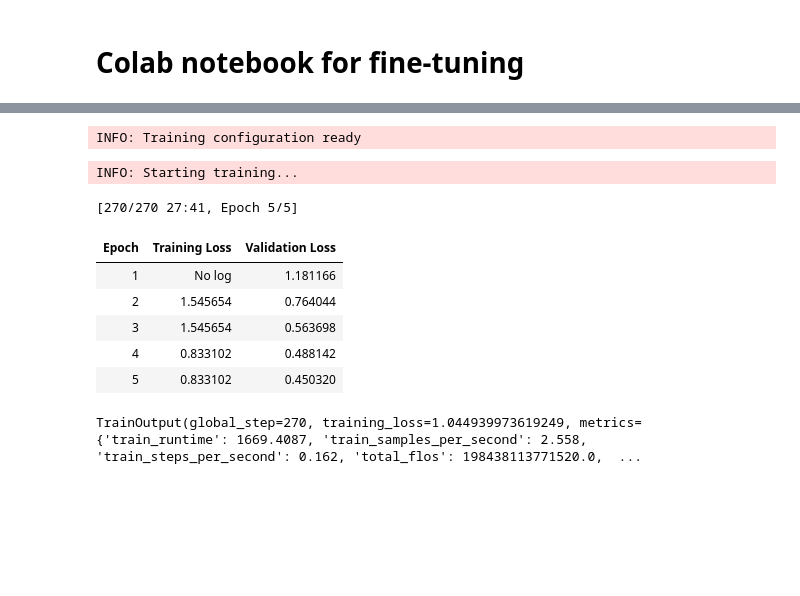
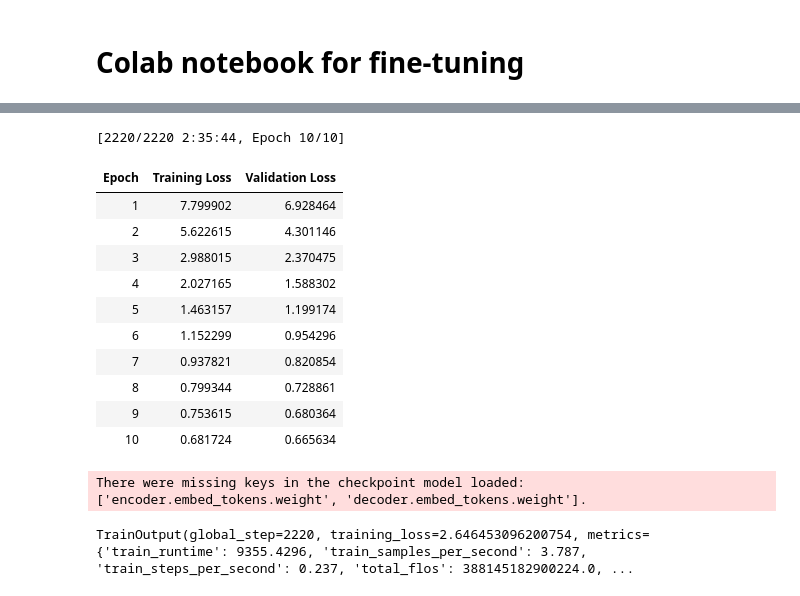
Before and after one commit to athenavillarin/chronically-online-translator, a Jupyter notebook: notebooks/training_colab.ipynb, the cells around one changed output, grey strips where cells are left out. Cells and saved outputs as stored; diff of their text form; code cells hidden in the pictures; blank space fills up the shorter version.

Commit message:
feat: training dataset done

```diff
--- a/notebooks/training_colab.ipynb
+++ b/notebooks/training_colab.ipynb
@@ -72,4 +76,7 @@ def preprocess_function(examples, tokenizer):
     model_inputs["labels"] = labels["input_ids"]
     return model_inputs
 # %%
-train_dataset, test_dataset = load_data("../data/processed/train.csv", "../data/processed/test.csv")
+train_dataset, test_dataset = load_data(
+    "/content/data/processed/train.csv",
+    "/content/data/processed/test.csv"
+)
@@ -102,15 +92,20 @@ LOGGER.info("Tokenizing training dataset...")
 train_dataset = train_dataset.map(
     lambda x: preprocess_function(x, tokenizer),
     batched=True,
-    remove_columns=["source_text", "target_text"],
+    remove_columns=train_dataset.column_names,
 )
 
 LOGGER.info("Tokenizing test dataset...")
 test_dataset = test_dataset.map(
     lambda x: preprocess_function(x, tokenizer),
     batched=True,
-    remove_columns=["source_text", "target_text"],
+    remove_columns=test_dataset.column_names,
 )
 
 LOGGER.info(f"Train dataset columns: {train_dataset.column_names}")
+
+# Sanity check: verify labels are NOT all -100
+sample_labels = train_dataset[0]["labels"]
+valid_tokens = [t for t in sample_labels if t != -100]
+LOGGER.info(f"Sample label has {len(valid_tokens)} valid tokens (should be > 0): {valid_tokens[:10]}")
 LOGGER.info("Tokenization complete!")
@@ -122,7 +150,7 @@ INFO: Tokenization complete!
 # %%
 training_args = Seq2SeqTrainingArguments(
     output_dir="backend/fine_tuned_model",
-    num_train_epochs=5,  # Adjust to 5-10 as needed
+    num_train_epochs=10,
     per_device_train_batch_size=16,
     per_device_eval_batch_size=16,
     warmup_steps=500,
@@ -130,33 +158,50 @@ training_args = Seq2SeqTrainingArguments(
     save_total_limit=3,
     eval_strategy="epoch",
     save_strategy="epoch",
-    logging_steps=100,
+    logging_steps=50,
     predict_with_generate=True,
-    learning_rate=1e-4,
+    generation_max_length=MAX_TARGET_LENGTH,
+    learning_rate=5e-4,   # Bumped slightly — 1e-4 is on the low end for flan-t5-small fine-tuning
     seed=42,
-    fp16=device == "cuda",  # Use fp16 if GPU available
+    fp16=device == "cuda",
+    load_best_model_at_end=True,
+    metric_for_best_model="eval_loss",
 )
 
 LOGGER.info("Training configuration ready")
-# %% [output]
-INFO: Training configuration ready
 # %%
+# DataCollatorForSeq2Seq pads inputs and labels to the longest sequence in each
+# batch, and replaces label padding tokens with -100 so they're ignored in loss.
+# This is the ONLY place padding + masking should happen.
+data_collator = DataCollatorForSeq2Seq(
+    tokenizer,
+    model=model,
+    label_pad_token_id=-100,
+    pad_to_multiple_of=8 if device == "cuda" else None,
+)
+
 trainer = Seq2SeqTrainer(
     model=model,
     args=training_args,
     train_dataset=train_dataset,
     eval_dataset=test_dataset,
+    data_collator=data_collator,
 )
 
 LOGGER.info("Starting training...")
 trainer.train()
 # %% [output]
-INFO: Starting training...
+[2220/2220 2:35:44, Epoch 10/10]
+| Epoch | Training Loss | Validation Loss |
+| 1 | 7.799902 | 6.928464 |
+| 2 | 5.622615 | 4.301146 |
+| 3 | 2.988015 | 2.370475 |
+| 4 | 2.027165 | 1.588302 |
+| 5 | 1.463157 | 1.199174 |
+| 6 | 1.152299 | 0.954296 |
+| 7 | 0.937821 | 0.820854 |
+| 8 | 0.799344 | 0.728861 |
+| 9 | 0.753615 | 0.680364 |
+| 10 | 0.681724 | 0.665634 |
-[270/270 27:41, Epoch 5/5]
+There were missing keys in the checkpoint model loaded: ['encoder.embed_tokens.weight', 'decoder.embed_tokens.weight'].
-| Epoch | Training Loss | Validation Loss |
-| 1 | No log | 1.181166 |
-| 2 | 1.545654 | 0.764044 |
-| 3 | 1.545654 | 0.563698 |
-| 4 | 0.833102 | 0.488142 |
-| 5 | 0.833102 | 0.450320 |
-TrainOutput(global_step=270, training_loss=1.044939973619249, metrics={'train_runtime': 1669.4087, 'train_samples_per_second': 2.558, 'train_steps_per_second': 0.162, 'total_flos': 198438113771520.0,  ...
+TrainOutput(global_step=2220, training_loss=2.646453096200754, metrics={'train_runtime': 9355.4296, 'train_samples_per_second': 3.787, 'train_steps_per_second': 0.237, 'total_flos': 388145182900224.0, ...
```
Also changed, not shown: parts of 13 cells of this notebook, 17 other files.
